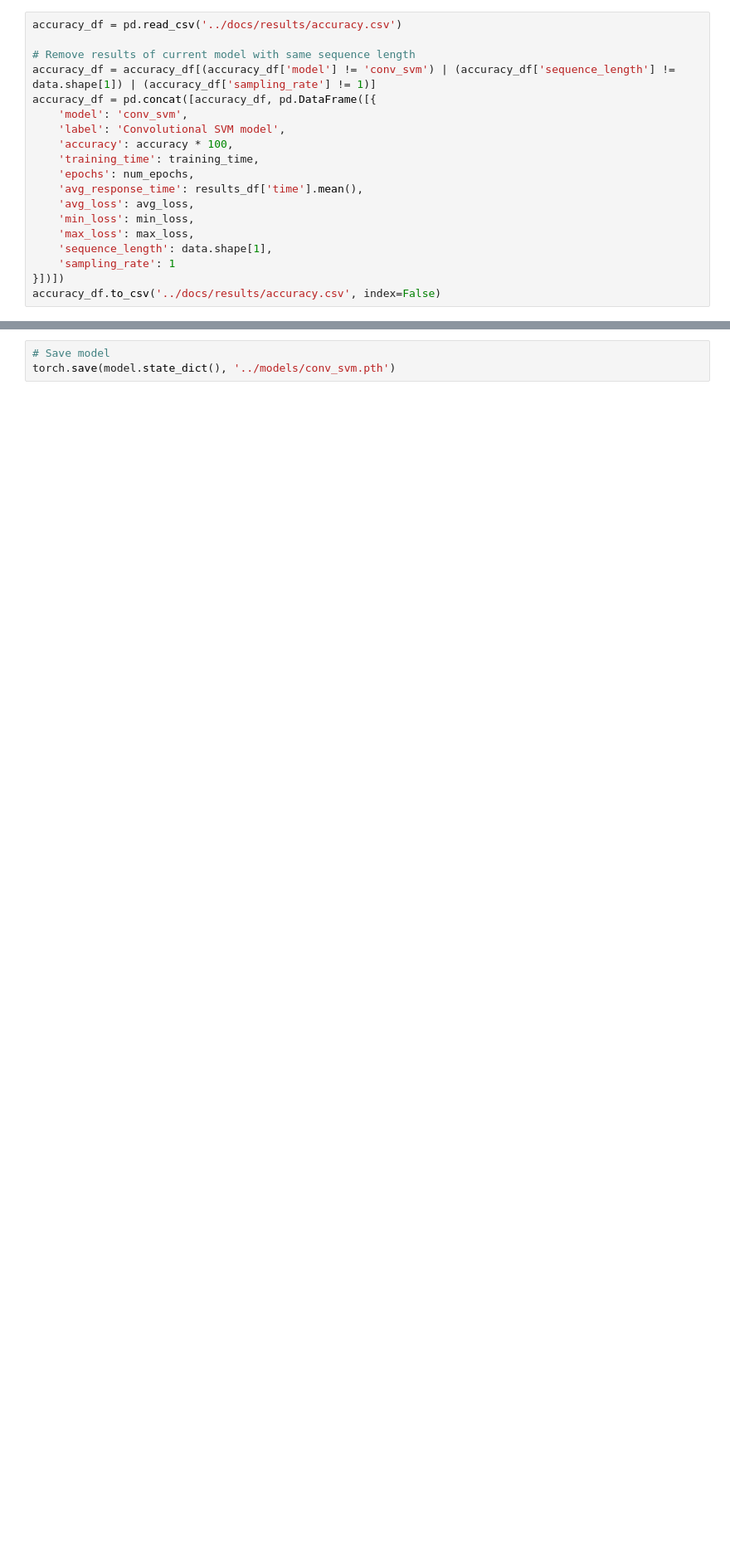
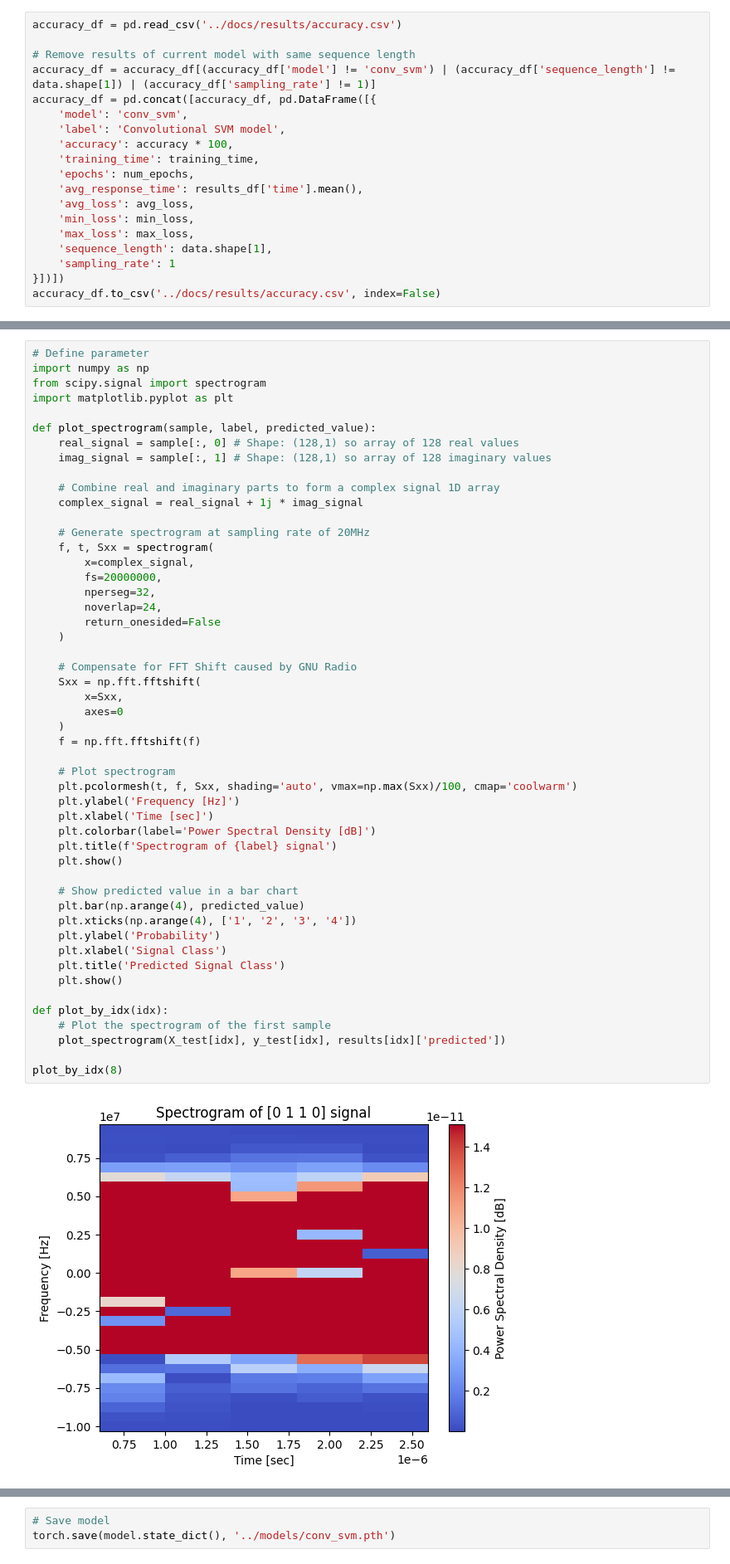
Before and after one commit to thebetar/SpectrumSensing, a Jupyter notebook: src/conv_svm_model.ipynb, the cells around one changed output, grey strips where cells are left out. Shown: that part at 83% size. Drawn from its saved outputs; the diff is of its cells as text; blank space fills up the shorter version.

```diff
--- a/src/conv_svm_model.ipynb
+++ b/src/conv_svm_model.ipynb
@@ -285,0 +286,52 @@ show_graph_model(
+# %%
+# Define parameter
+import numpy as np
+from scipy.signal import spectrogram
+import matplotlib.pyplot as plt
+
+def plot_spectrogram(sample, label, predicted_value):
+    real_signal = sample[:, 0] # Shape: (128,1) so array of 128 real values
+    imag_signal = sample[:, 1] # Shape: (128,1) so array of 128 imaginary values
+
+    # Combine real and imaginary parts to form a complex signal 1D array
+    complex_signal = real_signal + 1j * imag_signal
+
+    # Generate spectrogram at sampling rate of 20MHz
+    f, t, Sxx = spectrogram(
+        x=complex_signal,
+        fs=20000000,
+        nperseg=32,
+        noverlap=24,
+        return_onesided=False
+    )
+
+    # Compensate for FFT Shift caused by GNU Radio
+    Sxx = np.fft.fftshift(
+        x=Sxx,
+        axes=0
+    )
+    f = np.fft.fftshift(f)
+
+    # Plot spectrogram
+    plt.pcolormesh(t, f, Sxx, shading='auto', vmax=np.max(Sxx)/100, cmap='coolwarm')
+    plt.ylabel('Frequency [Hz]')
+    plt.xlabel('Time [sec]')
+    plt.colorbar(label='Power Spectral Density [dB]')
+    plt.title(f'Spectrogram of {label} signal')
+    plt.show()
+
+    # Show predicted value in a bar chart
+    plt.bar(np.arange(4), predicted_value)
+    plt.xticks(np.arange(4), ['1', '2', '3', '4'])
+    plt.ylabel('Probability')
+    plt.xlabel('Signal Class')
+    plt.title('Predicted Signal Class')
+    plt.show()
+
+def plot_by_idx(idx):
+    # Plot the spectrogram of the first sample
+    plot_spectrogram(X_test[idx], y_test[idx], results[idx]['predicted'])
+
+plot_by_idx(8)
+# %% [output]
+[figure, added]
```
Also changed, not shown: parts of 4 cells of this notebook, 26 other files.
